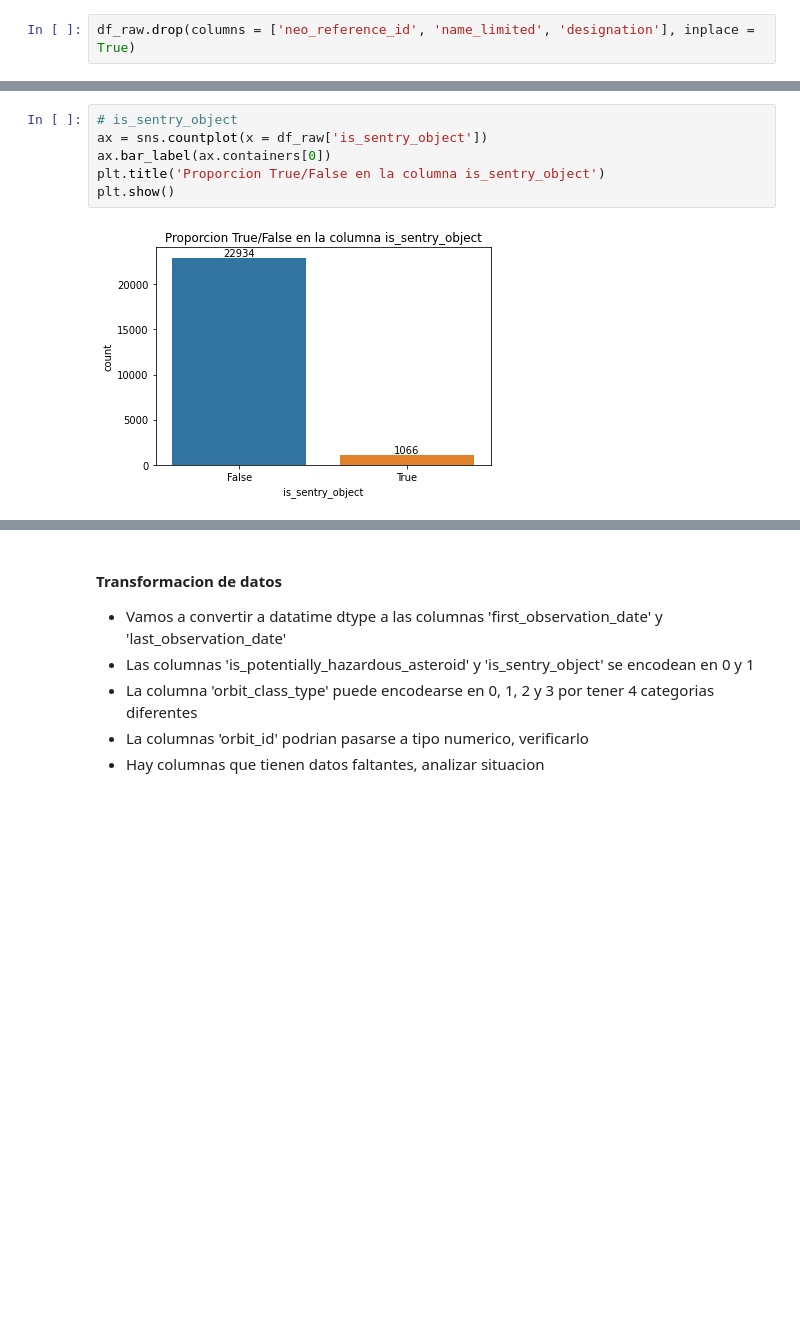
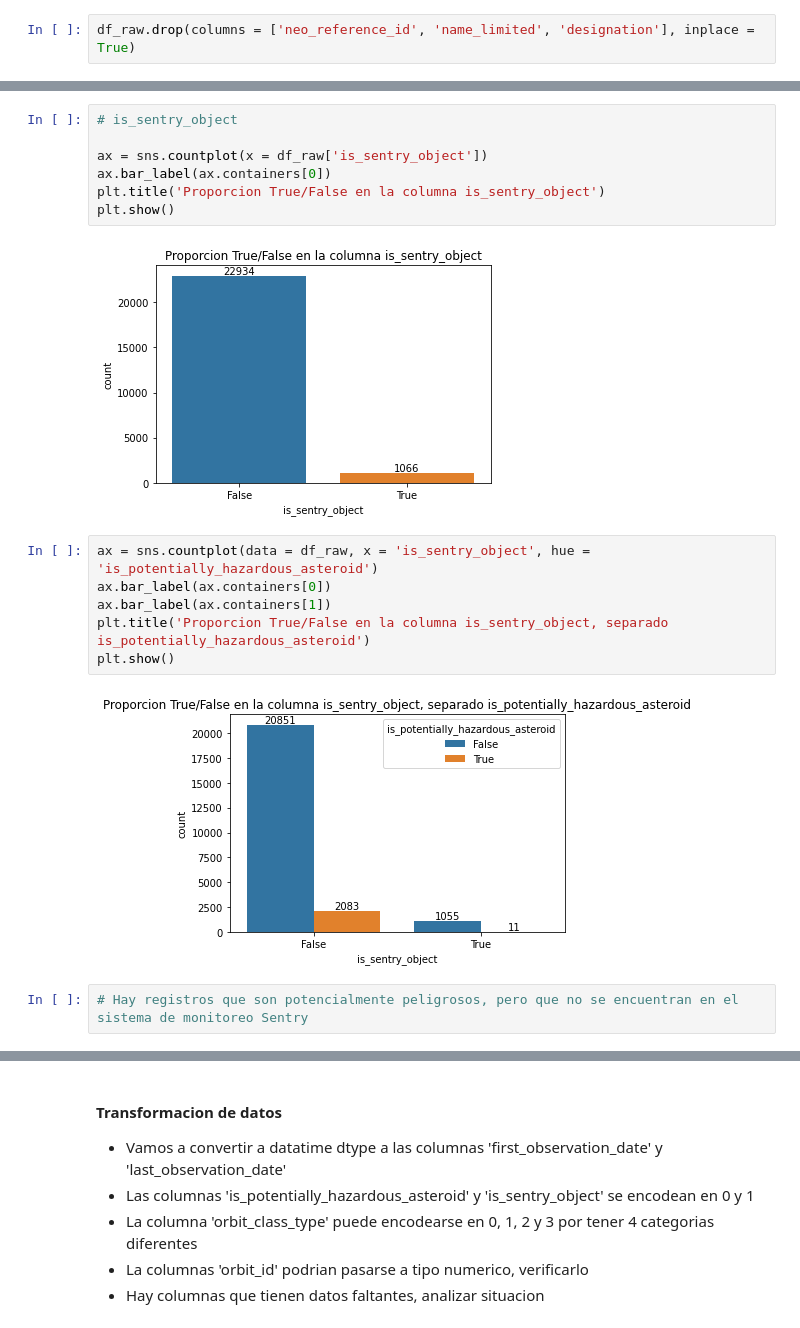
Before and after one commit to lusilve44/Proyecto-Cicada, a Jupyter notebook: src/explore.ipynb, the cells around one changed output, grey strips where cells are left out. Saved outputs shown, nothing was run; the diff lists cells and outputs as text; blank space fills up the shorter version.

```diff
--- a/src/explore.ipynb
+++ b/src/explore.ipynb
@@ -177,10 +179,21 @@ plt.show()
 [figure]
 # %%
 # is_sentry_object
+
 ax = sns.countplot(x = df_raw['is_sentry_object'])
 ax.bar_label(ax.containers[0])
 plt.title('Proporcion True/False en la columna is_sentry_object')
 plt.show()
 # %% [output]
 [figure]
+# %%
+ax = sns.countplot(data = df_raw, x = 'is_sentry_object', hue = 'is_potentially_hazardous_asteroid')
+ax.bar_label(ax.containers[0])
+ax.bar_label(ax.containers[1])
+plt.title('Proporcion True/False en la columna is_sentry_object, separado is_potentially_hazardous_asteroid')
+plt.show()
+# %% [output]
+[figure, added]
+# %%
+# Hay registros que son potencialmente peligrosos, pero que no se encuentran en el sistema de monitoreo Sentry
 # %%
```
Also changed, not shown: parts of 34 cells of this notebook.
